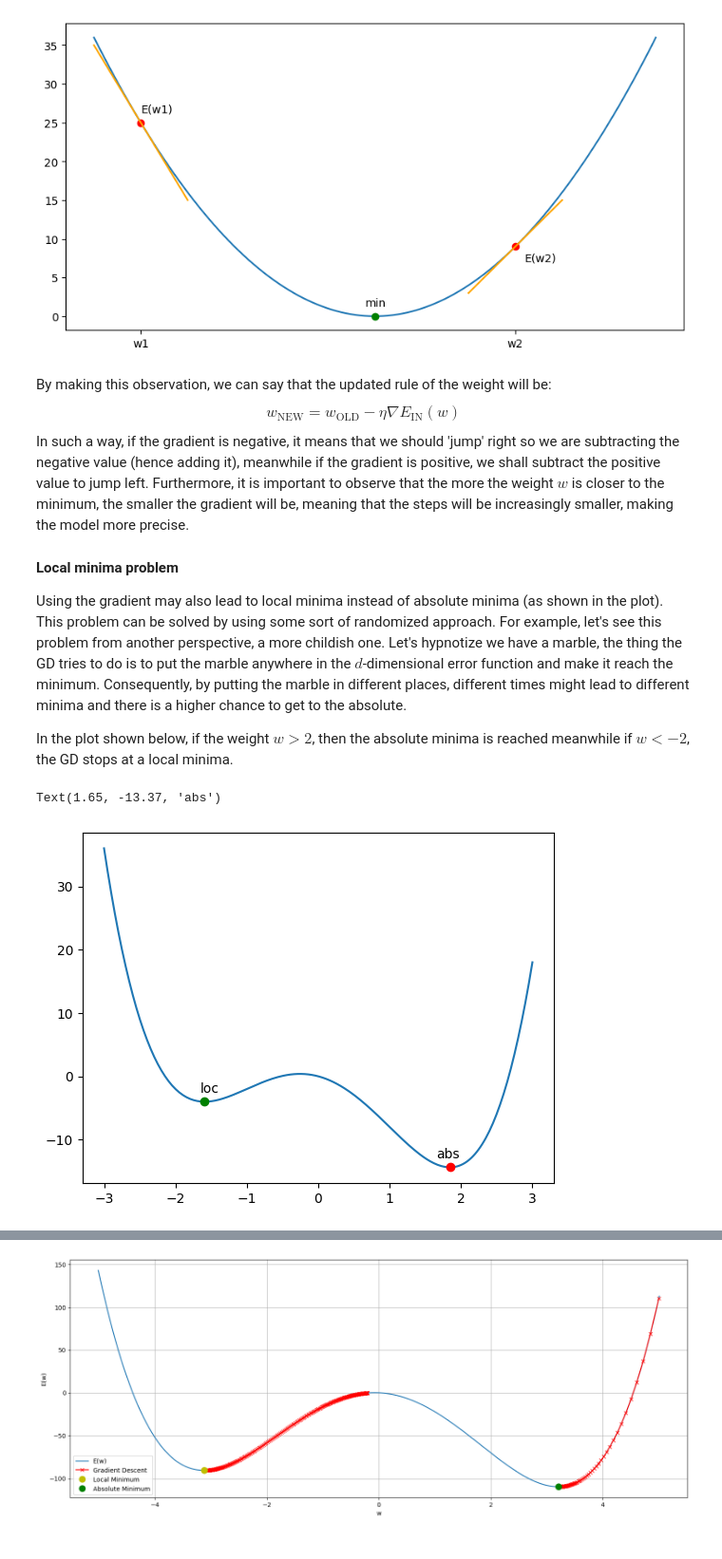
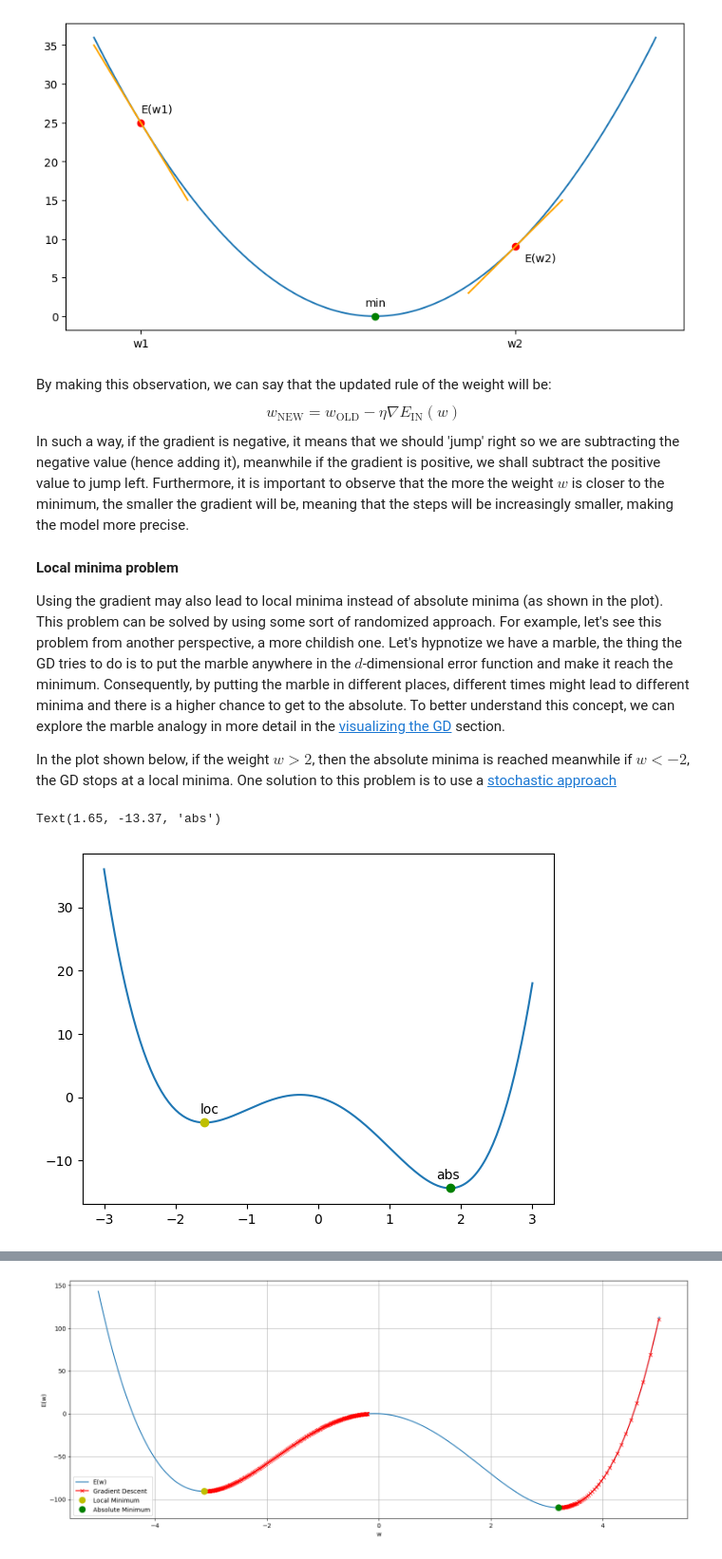
Before and after one commit to imAlessas/machine-learning, a Jupyter notebook: algorithms/gradient-descent/GD-basic.ipynb, the cells around one changed output, grey strips where cells are left out. Shown at 95% size. Saved outputs shown, nothing was run; the diff lists cells and outputs as text; code cells hidden in the pictures.

```diff
--- a/algorithms/gradient-descent/GD-basic.ipynb
+++ b/algorithms/gradient-descent/GD-basic.ipynb
@@ -63,22 +63,22 @@ In such a way, if the gradient is negative, it means that we should 'jump' right
 
 #### Local minima problem
 
-Using the gradient may also lead to local minima instead of absolute minima (as shown in the plot). This problem can be solved by using some sort of randomized approach. For example, let's see this problem from another perspective, a more childish one. Let's hypnotize we have a marble, the thing the GD tries to do is to put the marble anywhere in the $d$-dimensional error function and make it reach the minimum. Consequently, by putting the marble in different places, different times might lead to different minima and there is a higher chance to get to the absolute.
+Using the gradient may also lead to local minima instead of absolute minima (as shown in the plot). This problem can be solved by using some sort of randomized approach. For example, let's see this problem from another perspective, a more childish one. Let's hypnotize we have a marble, the thing the GD tries to do is to put the marble anywhere in the $d$-dimensional error function and make it reach the minimum. Consequently, by putting the marble in different places, different times might lead to different minima and there is a higher chance to get to the absolute. To better understand this concept, we can explore the marble analogy in more detail in the [visualizing the GD](#visualizing-the-gd) section.
 
-In the plot shown below, if the weight $w > 2$, then the absolute minima is reached meanwhile if $w < -2$, the GD stops at a local minima.
+In the plot shown below, if the weight $w > 2$, then the absolute minima is reached meanwhile if $w < -2$, the GD stops at a local minima. One solution to this problem is to use a [stochastic approach](GD-stochastic.ipynb)
 # %%
 x = np.linspace(-3, 3, 240)
 y = (x**4) - (6 * x**2) - (3 * x)
 
 plt.plot(x, y)
 
 # insert local minima
-plt.plot([-1.59], [-4], 'go')
+plt.plot([-1.59], [-4], 'yo')
 plt.text(-1.65, -3, 'loc', va='bottom')
 
 # insert absolute minima
-plt.plot([1.85], [-14.37], 'ro')
+plt.plot([1.85], [-14.37], 'go')
 plt.text(1.65, -13.37, 'abs', va='bottom')
 # %% [output]
 Text(1.65, -13.37, 'abs')
-[figure, old version]
+[figure, new version]
```
Also changed, not shown: parts of 18 cells of this notebook.
